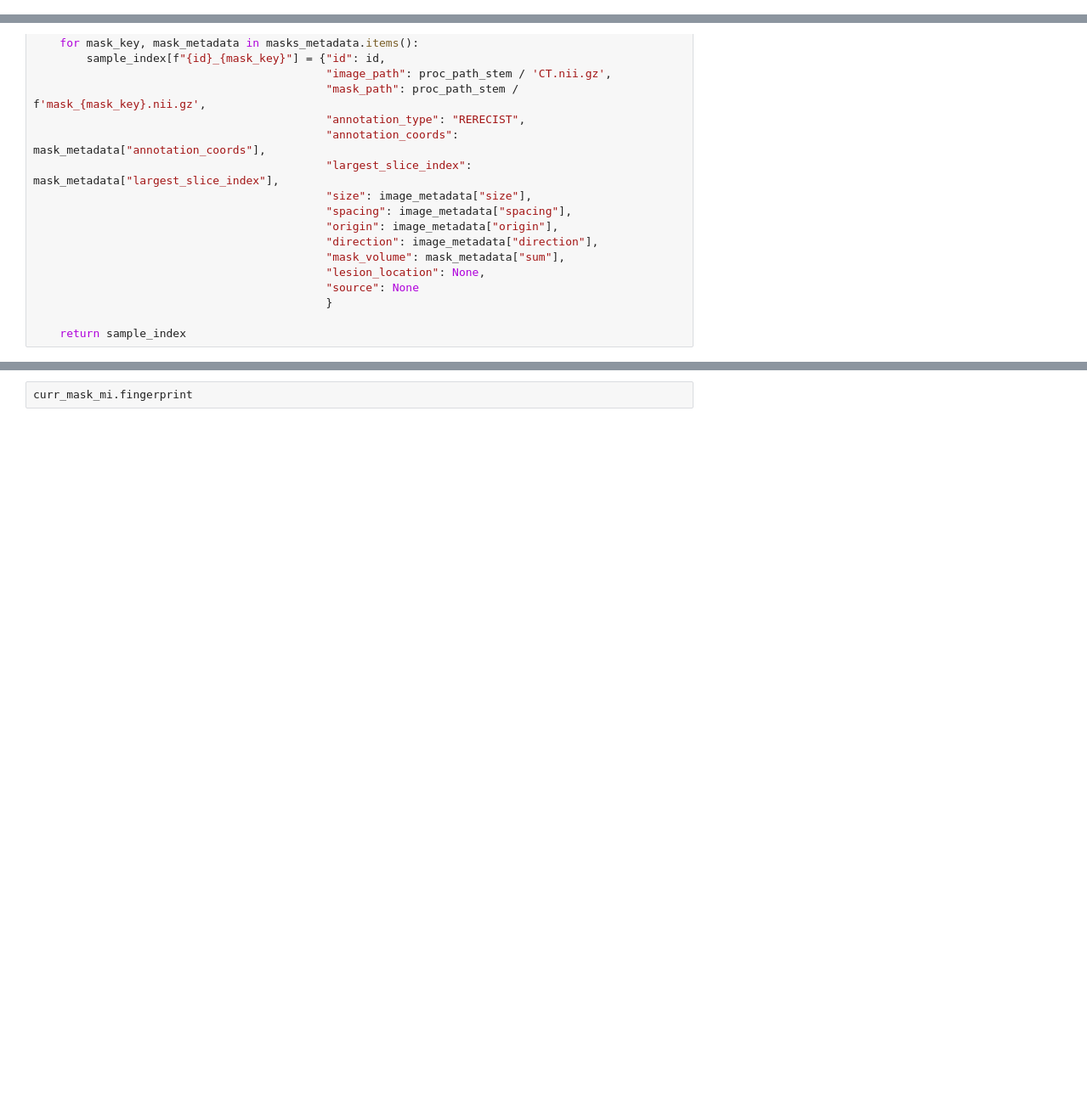
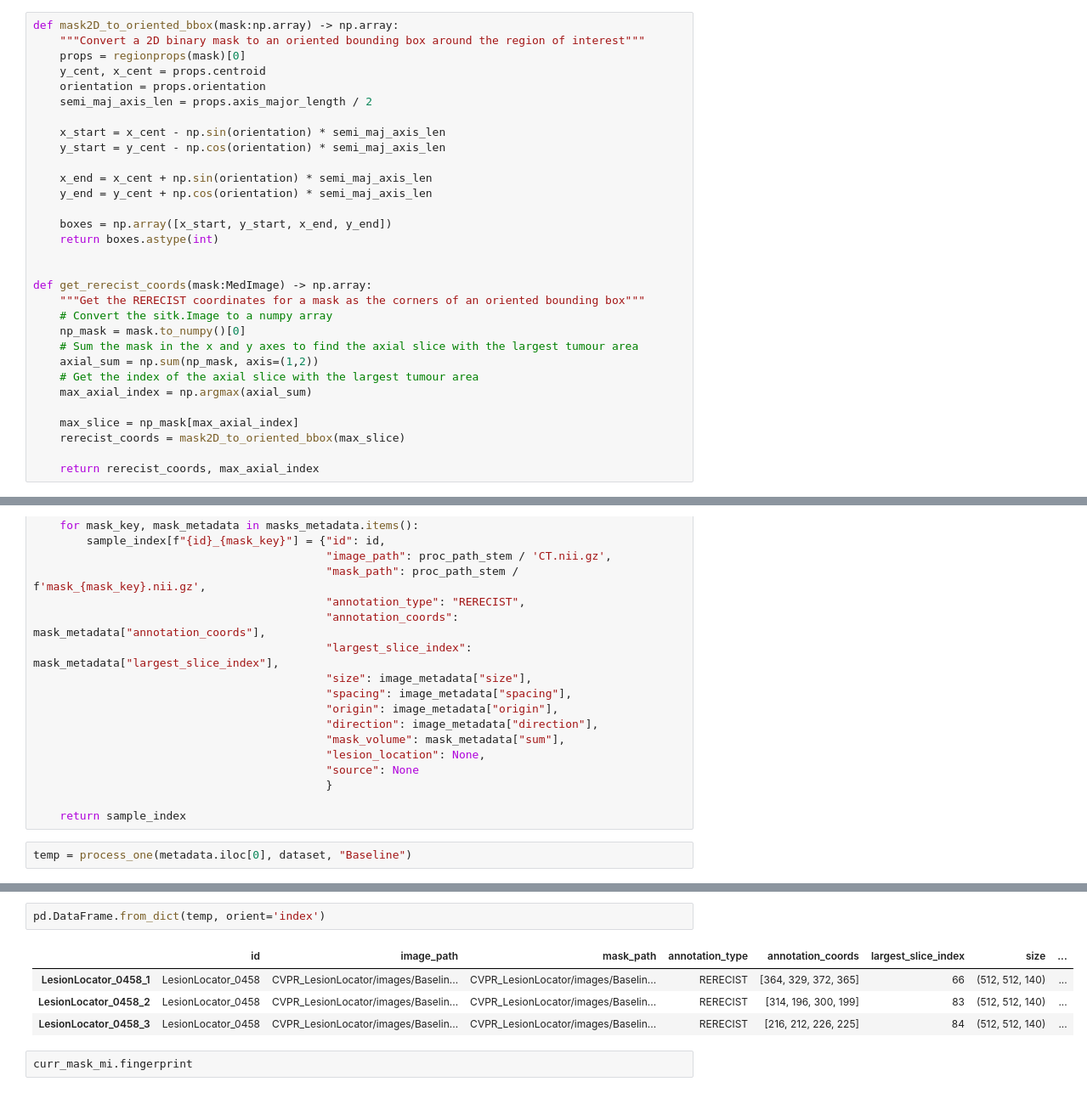
Before and after one commit to bhklab/aaura-bench-preprocess, a Jupyter notebook: workflow/notebooks/dev_notebook.ipynb, the cells around one changed output, grey strips where cells are left out. Shown at 85% size. Cells and saved outputs as stored; diff of their text form; blank space fills up the shorter version.

```diff
--- a/workflow/notebooks/dev_notebook.ipynb
+++ b/workflow/notebooks/dev_notebook.ipynb
@@ -45,3 +65,34 @@ sample_id = metadata.iloc[0]['File Name']
+# %%
+def mask2D_to_oriented_bbox(mask:np.array) -> np.array:
+	"""Convert a 2D binary mask to an oriented bounding box around the region of interest"""
+	props = regionprops(mask)[0]
+	y_cent, x_cent = props.centroid
+	orientation = props.orientation
+	semi_maj_axis_len = props.axis_major_length / 2
+
+	x_start = x_cent - np.sin(orientation) * semi_maj_axis_len
+	y_start = y_cent - np.cos(orientation) * semi_maj_axis_len
+
+	x_end = x_cent + np.sin(orientation) * semi_maj_axis_len
+	y_end = y_cent + np.cos(orientation) * semi_maj_axis_len
+
+	boxes = np.array([x_start, y_start, x_end, y_end])
+	return boxes.astype(int)
+
+
+def get_rerecist_coords(mask:MedImage) -> np.array:
+	"""Get the RERECIST coordinates for a mask as the corners of an oriented bounding box"""
+	# Convert the sitk.Image to a numpy array
+	np_mask = mask.to_numpy()[0]
+	# Sum the mask in the x and y axes to find the axial slice with the largest tumour area
+	axial_sum = np.sum(np_mask, axis=(1,2))
+	# Get the index of the axial slice with the largest tumour area
+	max_axial_index = np.argmax(axial_sum)
+
+	max_slice = np_mask[max_axial_index]
+	rerecist_coords = mask2D_to_oriented_bbox(max_slice)
+
+	return rerecist_coords, max_axial_index
 # %%
 import SimpleITK as sitk
 from imgtools.coretypes import MedImage
@@ -199,3 +342,5 @@ def process_one(sample:pd.Series,
 											}
 
 	return sample_index
+# %%
+temp = process_one(metadata.iloc[0], dataset, "Baseline")
@@ -202,3 +351,10 @@ def process_one(sample:pd.Series,
+# %%
+pd.DataFrame.from_dict(temp, orient='index')
+# %% [output]
+|  | id | image_path | mask_path | annotation_type | annotation_coords | largest_slice_index | size | ... |
+| LesionLocator_0458_1 | LesionLocator_0458 | CVPR_LesionLocator/images/Baselin... | CVPR_LesionLocator/images/Baselin... | RERECIST | [364, 329, 372, 365] | 66 | (512, 512, 140) | ... |
+| LesionLocator_0458_2 | LesionLocator_0458 | CVPR_LesionLocator/images/Baselin... | CVPR_LesionLocator/images/Baselin... | RERECIST | [314, 196, 300, 199] | 83 | (512, 512, 140) | ... |
+| LesionLocator_0458_3 | LesionLocator_0458 | CVPR_LesionLocator/images/Baselin... | CVPR_LesionLocator/images/Baselin... | RERECIST | [216, 212, 226, 225] | 84 | (512, 512, 140) | ... |
 # %%
 curr_mask_mi.fingerprint
 # %% [output]
```
Also changed, not shown: parts of 10 cells of this notebook.
